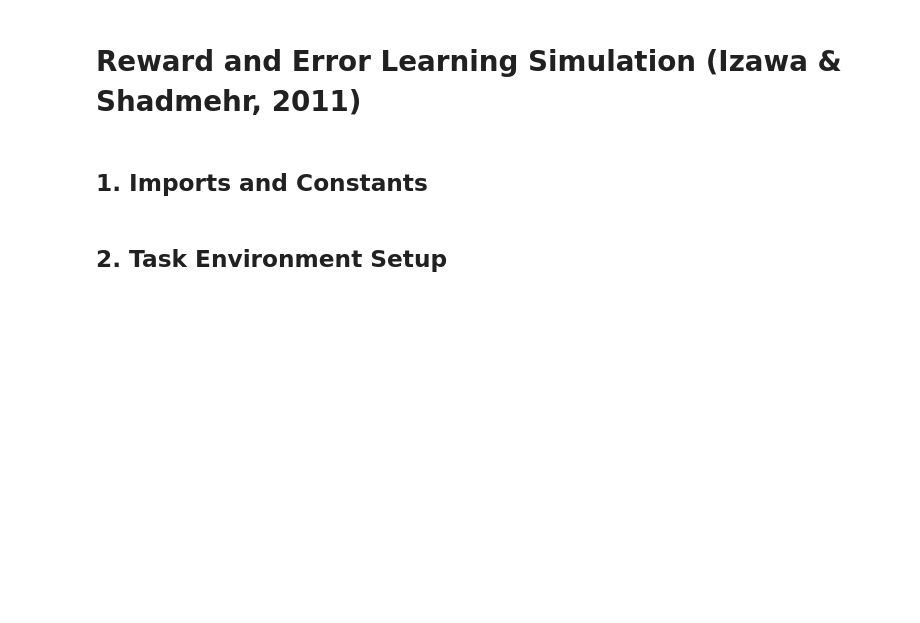
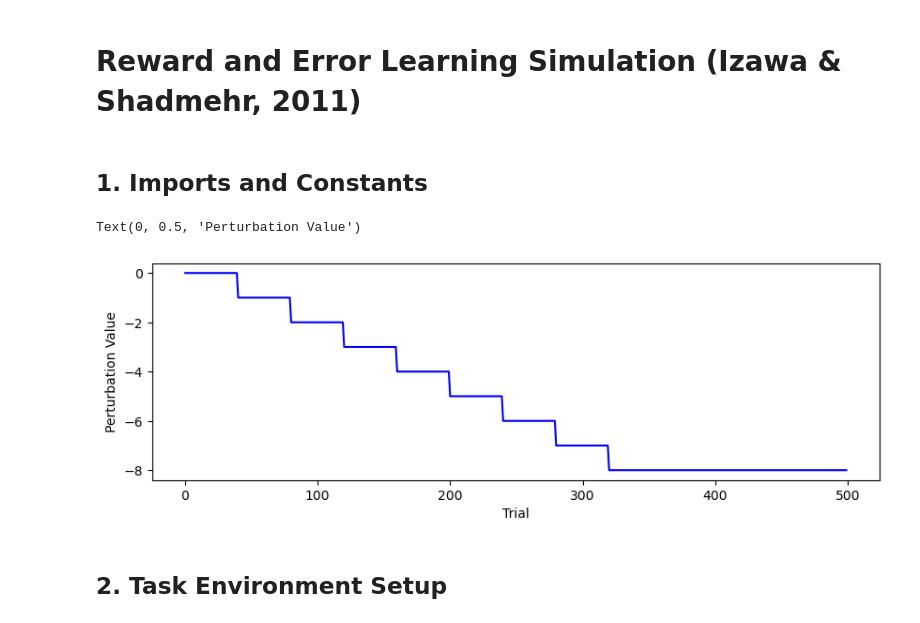
Before and after one commit to opherdonchin/ModelsOfTheMotorSystems, a Jupyter notebook: In class exercises/Ex8_Reinforcement_And_Error.ipynb, the cells around one changed output. Cells and saved outputs as stored; diff of their text form; code cells hidden in the pictures; blank space fills up the shorter version.

```diff
--- a/In class exercises/Ex8_Reinforcement_And_Error.ipynb
+++ b/In class exercises/Ex8_Reinforcement_And_Error.ipynb
@@ -37,6 +38,39 @@ x_hat = np.zeros((2, 1)) # state estimate
 w_r = 0.0                # reward-based controller
 w_v = 0.0                # value estimate
 nu = 0.0                 # motor noise
+# %%
+# Create perturbation array p
+step_size = -1         # Size of each step change
+start_value = 0        # Starting value
+baseline_trials = 0   # Number of trials for each level
+step_length = 40
+num_steps = 9          # Number of steps (including baseline)
+plateau_length = 140    # Length of final plateau
+
+# Calculate total trials needed
+total_trials = baseline_trials + (step_length * num_steps) + plateau_length
+
+# Initialize array
+p = np.zeros(total_trials)
+
+# Fill with pattern: baseline_trials of start_value, baseline_trials of start_value+step_size, etc.
+p[0:baseline_trials] = start_value
+last_trial = baseline_trials
+for i in range(num_steps):
+    step_end = last_trial + step_length
+    p[last_trial:step_end] = start_value + (i * step_size)
+    last_trial = step_end
+
+# Add plateau at the end
+p[last_trial:total_trials] = start_value + (num_steps-1) * step_size
+# %%
+plt.figure(figsize=(10, 3))
+plt.plot(p, label='Perturbation p', color='blue')
+plt.xlabel('Trial')
+plt.ylabel('Perturbation Value')
+# %% [output]
+Text(0, 0.5, 'Perturbation Value')
+[figure, added]
 # %% [markdown]
 ## 2. Task Environment Setup
 # %%
```
Also changed, not shown: parts of 2 cells of this notebook.
